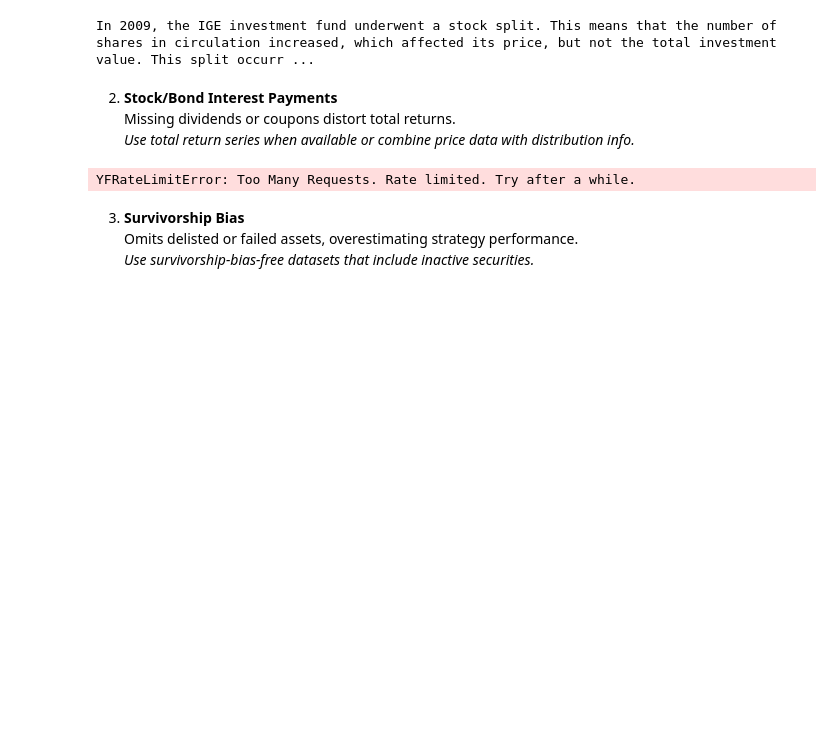
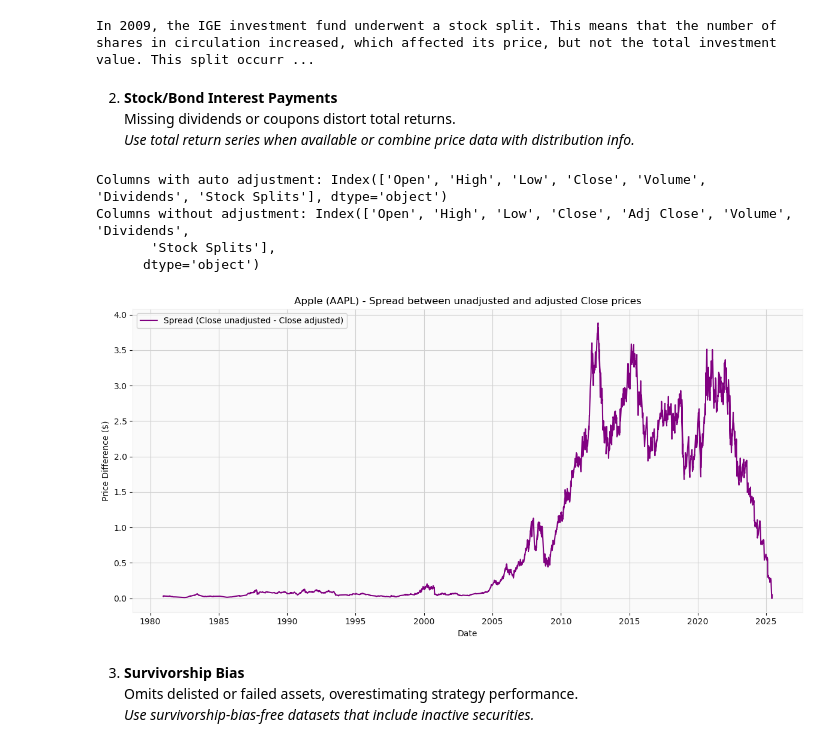
Before and after one commit to spinortechnologies/spinortechnologies, a Jupyter notebook: Utilitites/ApiDataExtraction.ipynb, the cells around one changed output. Drawn from its saved outputs; the diff is of its cells as text; code cells hidden in the pictures; blank space fills up the shorter version.

```diff
--- a/Utilitites/ApiDataExtraction.ipynb
+++ b/Utilitites/ApiDataExtraction.ipynb
@@ -827,36 +746,39 @@ In 2009, the IGE investment fund underwent a stock split. This means that the nu
    Missing dividends or coupons distort total returns.
    *Use total return series when available or combine price data with distribution info.*
 # %%
-#EXAMPLE WILL BE PUT HERE
 
-# Descargar datos de Apple (AAPL)
+# Download adjusted data for Apple (AAPL)
 ticker = yf.Ticker("AAPL")
 
-# Datos históricos con precios ajustados
-df_adj_close = ticker.history(period="max")  # Puedes usar también '1y', '5y', '1mo', etc. modificar
+# Historical data with automatic adjustment (for dividends and splits)
+df_adj = ticker.history(period="max", auto_adjust=True)
 
-# Mostrar solo la columna ajustada por dividendos y splits
-df_adj_close = df_adj_close[["Adj Close"]]
+# Historical data without adjustment
+df = ticker.history(period="max", auto_adjust=False)
 
-# Mostrar las primeras filas
-print(df_adj_close.head())
+# Calculate spread (difference between unadjusted Close and adjusted Close)
+spread = df["Close"] - df_adj["Close"]
 
+# Print columns available in both dataframes
+print("Columns with auto adjustment:", df_adj.columns)
+print("Columns without adjustment:", df.columns)
 
-# Crear el gráfico comparativo
+# Plot the spread
 plt.figure(figsize=(12, 6))
-plt.plot(df.index, df["Close"], label="Close (sin ajustar)", alpha=0.6)
-plt.plot(df_adj_close.index, df_adj_close["Adj Close"], label="Adj Close (ajustado)", alpha=0.8)
-
-# Personalizar
-plt.title("Apple (AAPL) - Precio sin ajustar vs. ajustado")
-plt.xlabel("Fecha")
-plt.ylabel("Precio ($)")
+plt.plot(spread.index, spread, label="Spread (Close unadjusted - Close adjusted)", color='purple')
+plt.title("Apple (AAPL) - Spread between unadjusted and adjusted Close prices")
+plt.xlabel("Date")
+plt.ylabel("Price Difference ($)")
 plt.legend()
 plt.grid(True)
 plt.tight_layout()
 plt.show()
 # %% [output]
-YFRateLimitError: Too Many Requests. Rate limited. Try after a while.
+Columns with auto adjustment: Index(['Open', 'High', 'Low', 'Close', 'Volume', 'Dividends', 'Stock Splits'], dtype='object')
+Columns without adjustment: Index(['Open', 'High', 'Low', 'Close', 'Adj Close', 'Volume', 'Dividends',
+       'Stock Splits'],
+      dtype='object')
+[figure, added]
 # %% [markdown]
 3. **Survivorship Bias**
    Omits delisted or failed assets, overestimating strategy performance.
```
Also changed, not shown: parts of 14 cells of this notebook.
